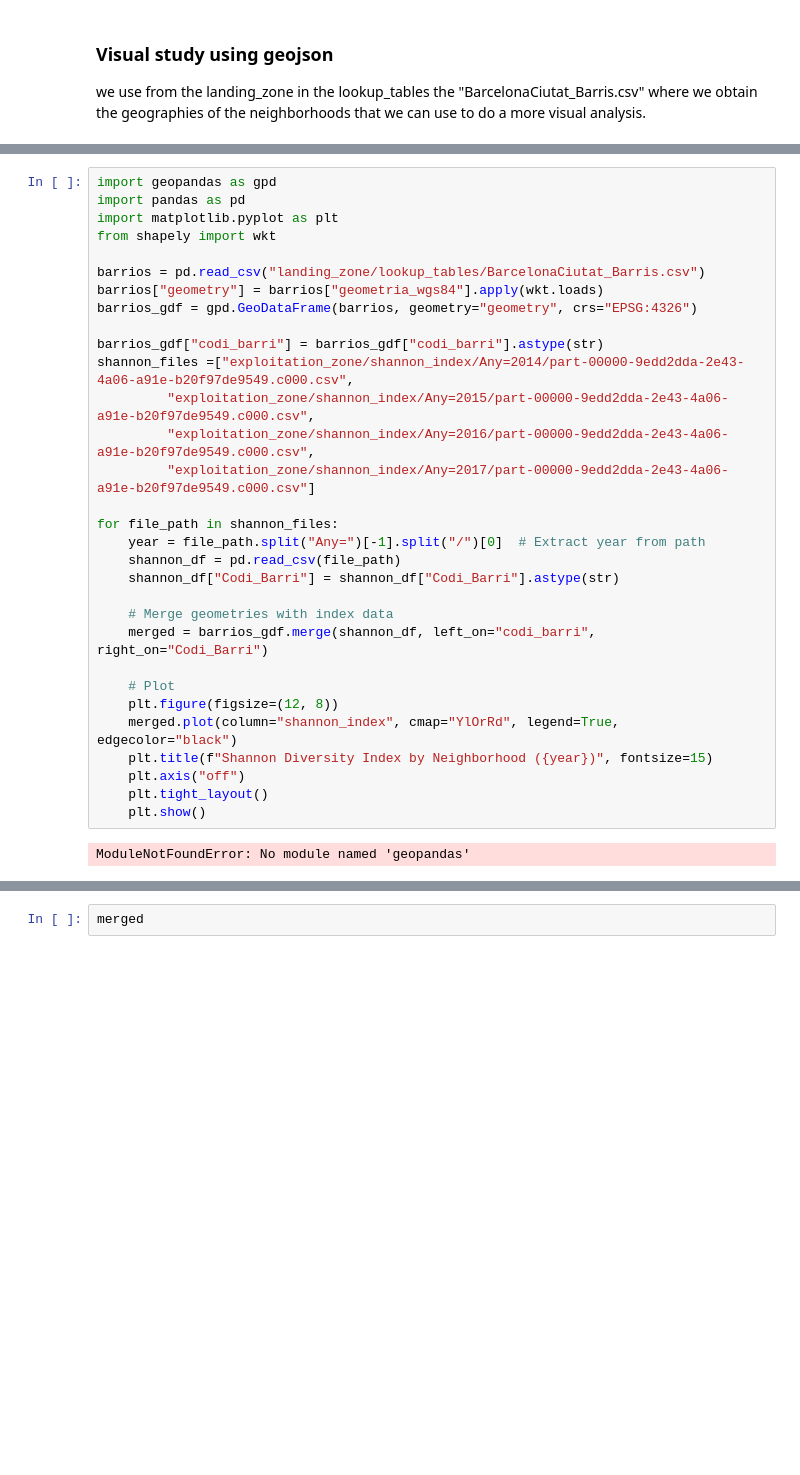
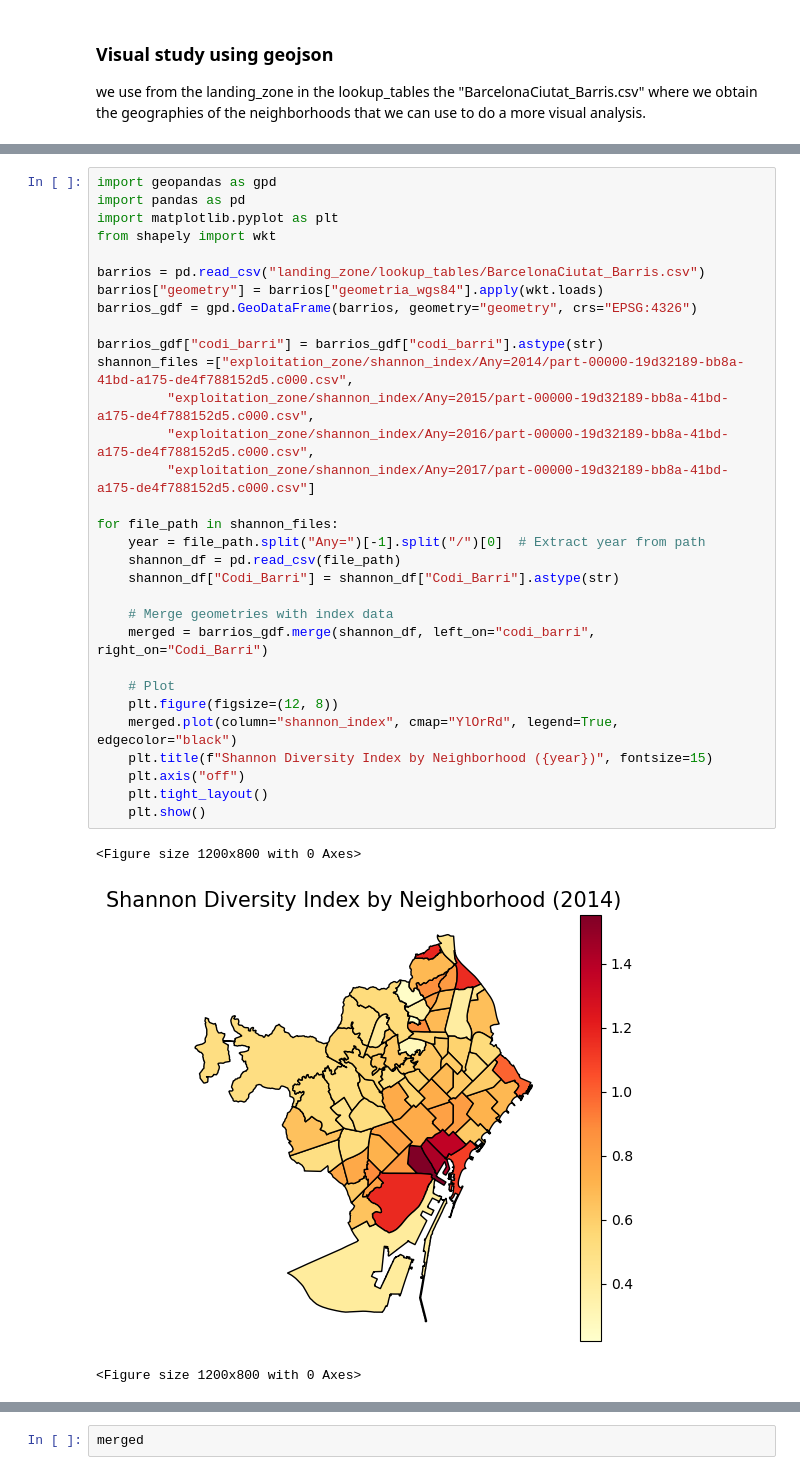
Before and after one commit to melisa002/spark-data-driven-architecture, a Jupyter notebook: explotation.ipynb, the cells around one changed output, grey strips where cells are left out. Saved outputs shown, nothing was run; the diff lists cells and outputs as text; blank space fills up the shorter version.

```diff
--- a/explotation.ipynb
+++ b/explotation.ipynb
@@ -151,33 +170,35 @@ we use from the landing_zone in the lookup_tables the "BarcelonaCiutat_Barris.cs
 # %%
 import geopandas as gpd
 import pandas as pd
 import matplotlib.pyplot as plt
 from shapely import wkt
 
 barrios = pd.read_csv("landing_zone/lookup_tables/BarcelonaCiutat_Barris.csv")
 barrios["geometry"] = barrios["geometria_wgs84"].apply(wkt.loads)
 barrios_gdf = gpd.GeoDataFrame(barrios, geometry="geometry", crs="EPSG:4326")
 
 barrios_gdf["codi_barri"] = barrios_gdf["codi_barri"].astype(str)
-shannon_files =["exploitation_zone/shannon_index/Any=2014/part-00000-9edd2dda-2e43-4a06-a91e-b20f97de9549.c000.csv",
-         "exploitation_zone/shannon_index/Any=2015/part-00000-9edd2dda-2e43-4a06-a91e-b20f97de9549.c000.csv",
-         "exploitation_zone/shannon_index/Any=2016/part-00000-9edd2dda-2e43-4a06-a91e-b20f97de9549.c000.csv",
-         "exploitation_zone/shannon_index/Any=2017/part-00000-9edd2dda-2e43-4a06-a91e-b20f97de9549.c000.csv"]
+shannon_files =["exploitation_zone/shannon_index/Any=2014/part-00000-19d32189-bb8a-41bd-a175-de4f788152d5.c000.csv",
+         "exploitation_zone/shannon_index/Any=2015/part-00000-19d32189-bb8a-41bd-a175-de4f788152d5.c000.csv",
+         "exploitation_zone/shannon_index/Any=2016/part-00000-19d32189-bb8a-41bd-a175-de4f788152d5.c000.csv",
+         "exploitation_zone/shannon_index/Any=2017/part-00000-19d32189-bb8a-41bd-a175-de4f788152d5.c000.csv"]
 
 for file_path in shannon_files:
     year = file_path.split("Any=")[-1].split("/")[0]  # Extract year from path
     shannon_df = pd.read_csv(file_path)
     shannon_df["Codi_Barri"] = shannon_df["Codi_Barri"].astype(str)
 
     # Merge geometries with index data
     merged = barrios_gdf.merge(shannon_df, left_on="codi_barri", right_on="Codi_Barri")
 
     # Plot
     plt.figure(figsize=(12, 8))
     merged.plot(column="shannon_index", cmap="YlOrRd", legend=True, edgecolor="black")
     plt.title(f"Shannon Diversity Index by Neighborhood ({year})", fontsize=15)
     plt.axis("off")
     plt.tight_layout()
     plt.show()
 # %% [output]
-ModuleNotFoundError: No module named 'geopandas'
+<Figure size 1200x800 with 0 Axes>
+[figure, added]
+<Figure size 1200x800 with 0 Axes>
```
Also changed, not shown: parts of 10 cells of this notebook, 8 other files.
